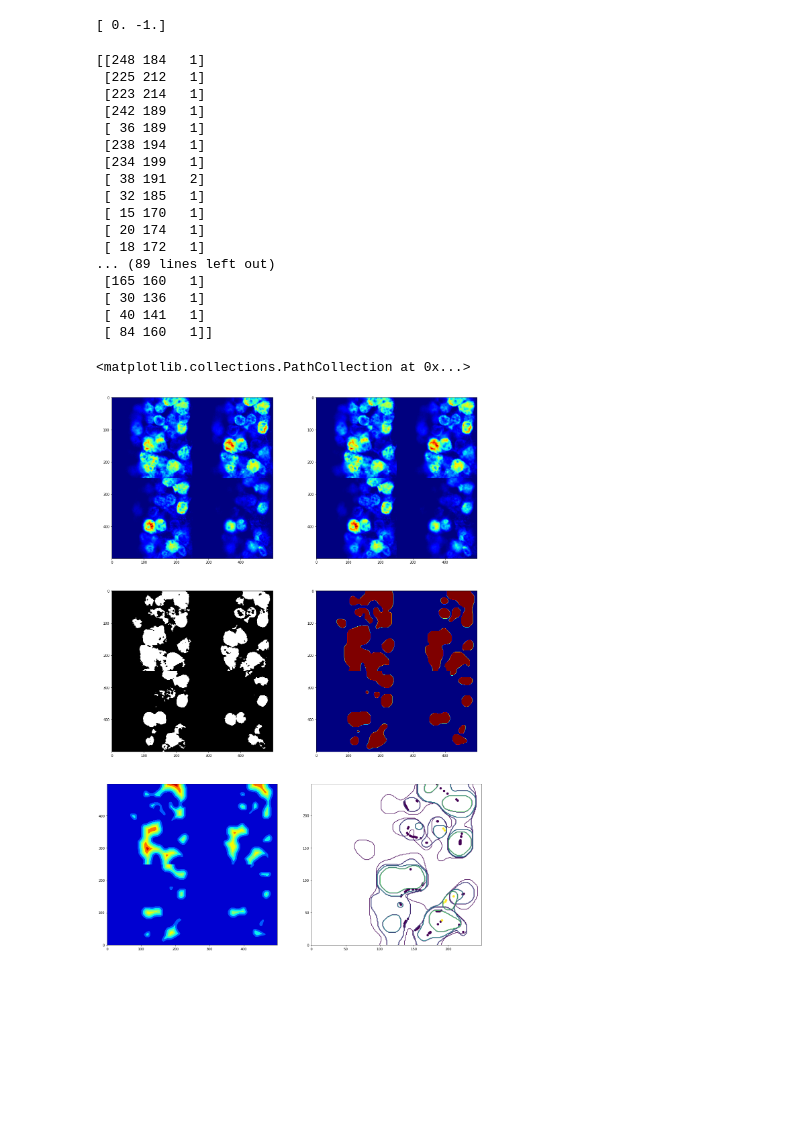
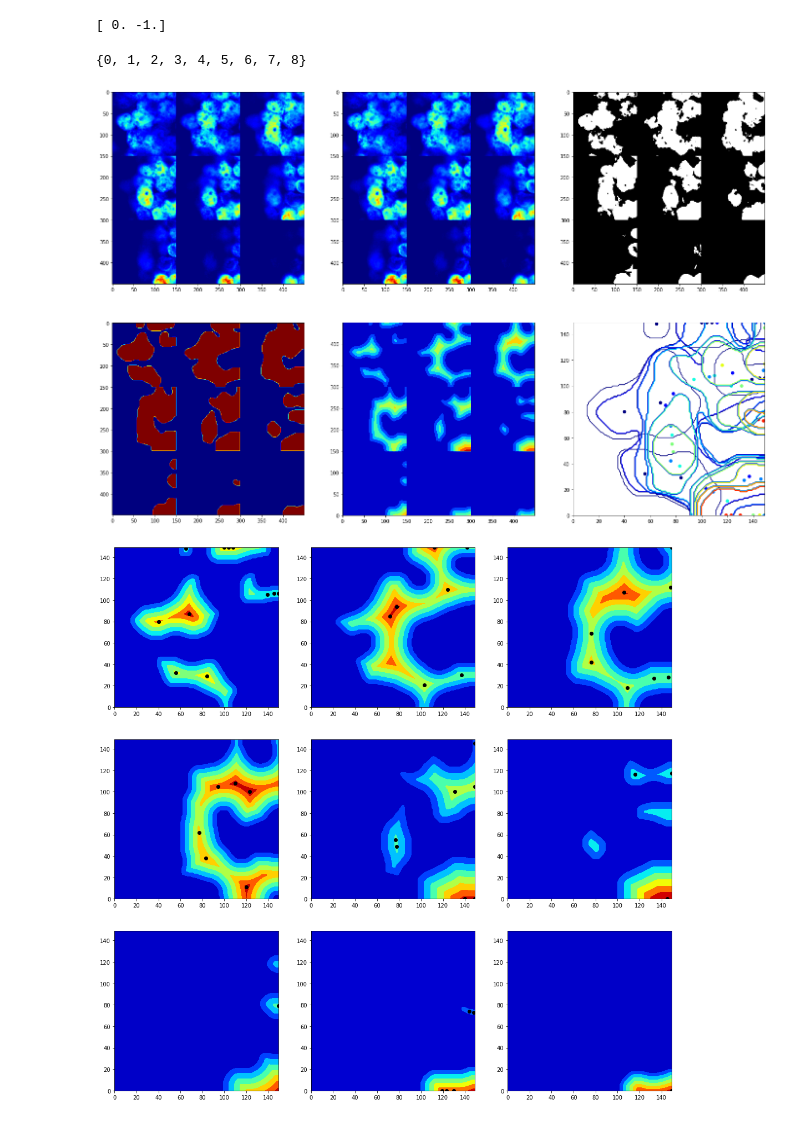
Before and after one commit to dtabuena/Images, a Jupyter notebook: Analyzing_Confocal_II.ipynb, the cells around one changed output. Cells and saved outputs as stored; diff of their text form; code cells hidden in the pictures; blank space fills up the shorter version.

```diff
--- a/Analyzing_Confocal_II.ipynb
+++ b/Analyzing_Confocal_II.ipynb
@@ -133,7 +134,7 @@ print(ratio-hw)
 [ 0. -1.]
 # %%
 ####################### Process NEUN
-neun_im = image[300:550,300:550,2,9:14]
+neun_im = image[300:450,300:450,2,4:13]
 neun_im = neun_im/np.max(neun_im.flatten())
 neun_im_og = neun_im
 
@@ -149,61 +150,72 @@ thresh = skimage.filters.threshold_otsu(neun_im.flatten())
 neun_im_bin = neun_im>thresh
 
 
 neun_im_bin_smo = neun_im_bin
 foot = skimage.morphology.disk(4)
 # print(foot)
 foot = np.stack([np.zeros_like(foot),foot,np.zeros_like(foot)],axis=-1)
 iter = 10
-x = neun_im_bin_smo*1
 for i in range(iter):
     neun_im_bin_smo = skimage.filters.rank.mean(neun_im_bin_smo, selem=foot) > 256*0.45
-    x = x + neun_im_bin_smo*1
-
+# iter = 10
+# for i in range(iter):
+#     neun_im_bin_smo = skimage.filters.rank.mean(neun_im_bin_smo, selem=foot) > 256*0.65
 
 # from skimage.segmentation import watershed
 
 
-distance = scipy.ndimage.distance_transform_edt(neun_im_bin_smo, sampling=[1,1,25], return_distances=True)
-peak_foot = np.ones((3, 3, 3))
+distance = scipy.ndimage.distance_transform_edt(neun_im_bin_smo, sampling=[1,1,100], return_distances=True)
+
 
 
 sp=6
-sp_size = 10
-r = 3
+sp_size = 8
+r = 2
 fig_mont, ax_mont= plt.subplots(r,int(np.ceil(sp/r)),figsize=(sp_size*int(np.ceil(sp/r)),sp_size*r))
 ax_mont = ax_mont.flatten()
 ax_mont[0].imshow(skimage.util.montage(np.transpose(neun_im_og,(2,0,1))),cmap='jet')
 ax_mont[1].imshow(skimage.util.montage(np.transpose(neun_im,(2,0,1))),cmap='jet')
 ax_mont[2].imshow(skimage.util.montage(np.transpose(neun_im_bin,(2,0,1))),cmap='gray')
 ax_mont[3].imshow(skimage.util.montage(np.transpose(neun_im_bin_smo,(2,0,1))),cmap='jet')
 ax_mont[4].contourf(np.flip(skimage.util.montage(np.transpose(distance,(2,0,1))),0),cmap='jet')
 for zi in range(neun_im_bin_smo.shape[2]):
-    ax_mont[5].contour(np.flip(neun_im_bin_smo[:,:,zi]*(zi+1),0),levels=np.arange(5))
+    ax_mont[5].contour(np.flip(neun_im_bin_smo[:,:,zi]*(zi+1),0),levels=np.arange(neun_im_bin_smo.shape[2]+1),cmap='jet')
     # print(neun_im_bin_smo[:,:,zi]*(zi+1))
 
+r = 5
+peak_foot = skimage.morphology.disk(r)
+peak_foot = np.stack([np.zeros_like(peak_foot),peak_foot,np.zeros_like(peak_foot)],axis=-1)
+# peak_foot = skimage.morphology.ball(r)
+coords = skimage.feature.peak_local_max(np.flip(distance,0), footprint=peak_foot, min_distance=r*.75, exclude_border=False)
+print(set(coords[:,2]))
+ax_mont[5].scatter(coords[:,1],coords[:,0],c=coords[:,2],cmap='jet')
 
-coords = skimage.feature.peak_local_max(np.flip(distance,0), footprint=peak_foot, labels=neun_im_bin_smo,exclude_border=False)
-print(coords)
-ax_mont[5].scatter(coords[:,1],coords[:,0],c=coords[:,2])
+# ax_mont[6].imshow(skimage.util.montage(np.transpose(neun_im_bin_smo_m,(2,0,1))),cmap='jet')
+# coords_og = coords.copy()
 
-# plt.plot(neun_im_bin_smo[150,:,1])
+###################################################################################################################################
+
+from skimage.segmentation import watershed
+# from skimage.feature import peak_local_max
+# from scipy import ndimage as ndi
+
+
+# coords = np.concatenate(   [np.concatenate([coords_og[:,0:-1],np.ones((coords_og.shape[0],1))*zi],axis=1) for zi in range(neun_im_bin_smo.shape[-1])    ], axis=0    )
+# coords = coords.astype('int')
+
+
+sp=9
+sp_size = 6
+r = 3
+fig_mont, ax_wat= plt.subplots(r,int(np.ceil(sp/r)),figsize=(sp_size*int(np.ceil(sp/r)),sp_size*r))
+ax_wat = ax_wat.flatten()
+for ai in range(neun_im_bin_smo.shape[2]):
+    ax_wat[ai].contourf(np.flip(distance[:,:,ai],0),cmap='jet')
+    # ax_wat[ai].imshow(np.flip(labels,0),cmap=plt.cm.nipy_spectral)
+
+    in_plane = np.where(coords[:,2] == ai)[0]
+    ax_wat[ai].scatter(coords[in_plane,1],coords[in_plane,0],c='k')
 # %% [output]
-[[248 184   1]
- [225 212   1]
- [223 214   1]
- [242 189   1]
- [ 36 189   1]
- [238 194   1]
- [234 199   1]
- [ 38 191   2]
- [ 32 185   1]
- [ 15 170   1]
- [ 20 174   1]
- [ 18 172   1]
-... (89 lines left out)
- [165 160   1]
- [ 30 136   1]
- [ 40 141   1]
- [ 84 160   1]]
+{0, 1, 2, 3, 4, 5, 6, 7, 8}
-<matplotlib.collections.PathCollection at 0x...>
-[figure, old version]
+[figure, new version]
+[figure, added]
```
Also changed, not shown: parts of 4 cells of this notebook.
